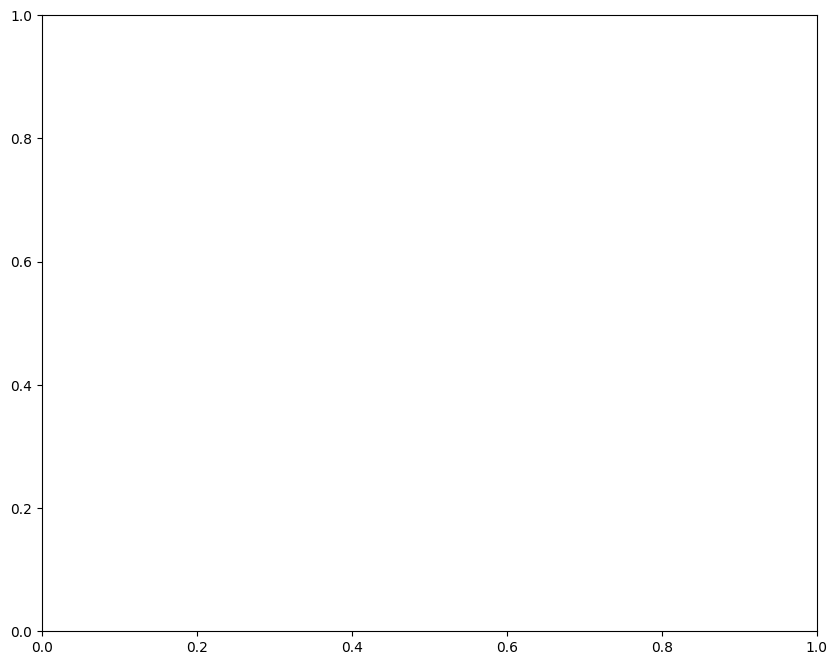
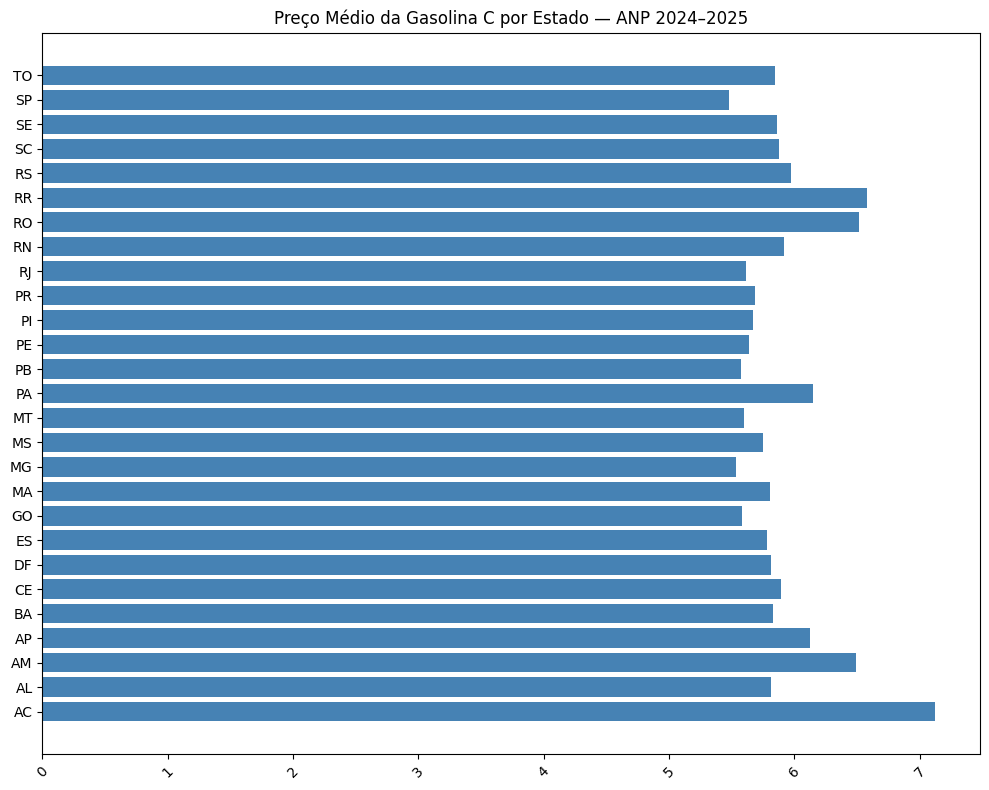
Unified diff of the notebook cell whose output changed from the first chart to the second:
--- before
+++ after
@@ -1,2 +1,3 @@
+# Concatenação
 df = pd.concat([df_2024_1, df_2024_2,
 df_2025_1, df_2025_2],
@@ -5,7 +6,11 @@
 display(df.head())
 
-#Gráfico
+
+
+# Gráfico
 plt.figure(figsize=(10, 8))
-plt.barh(df['Estado - Sigla'],df[ 'Valor de Venda'], color='steelblue')
+#plt.barh(df['Estado - Sigla'],df['Valor de Venda'], color='steelblue')
+plt.barh(df_estado.index, df_estado.values, color='steelblue') 
+df_estado = df.groupby('Estado - Sigla')['Valor de Venda'].mean() 
 plt.title('Preço Médio da Gasolina C por Estado — ANP 2024–2025')
 plt.xticks(rotation=45)
@@ -15,16 +20,2 @@
 plt.show()
 
-# Garantir tipos corretos
-df['Estado - Sigla'] = df['Estado - Sigla'].astype(str)
-df['Valor de Venda'] = pd.to_numeric(df['Valor de Venda'], errors='coerce')
-
-df = df.dropna(subset=['Estado - Sigla', 'Valor de Venda'])
-
-# Média por estado
-df_media = (
-    df
-    .groupby('Estado - Sigla', as_index=False)['Valor de Venda']
-    .mean()
-    .sort_values('Valor de Venda')
-)
-

Commit: senac-ad-2026